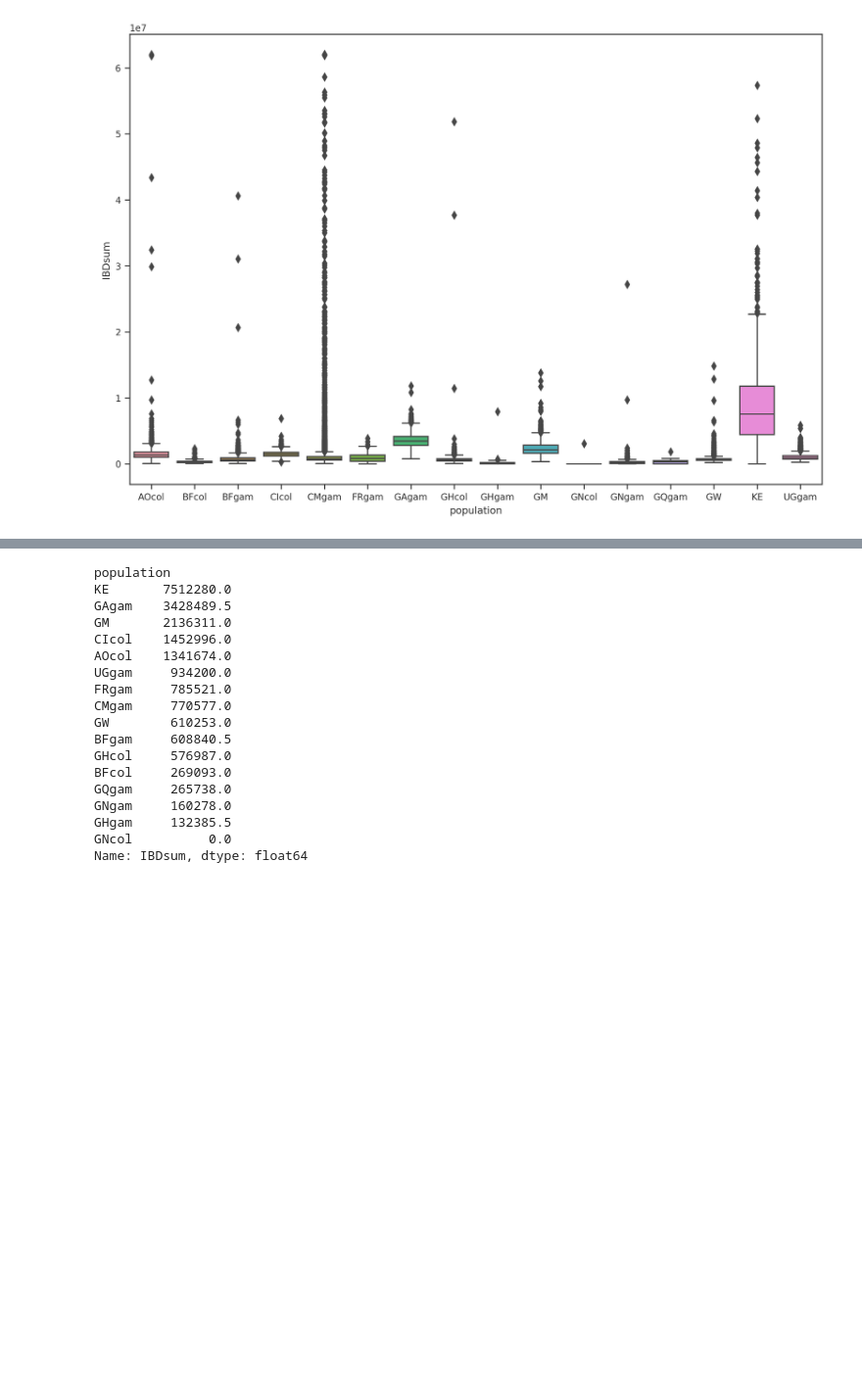
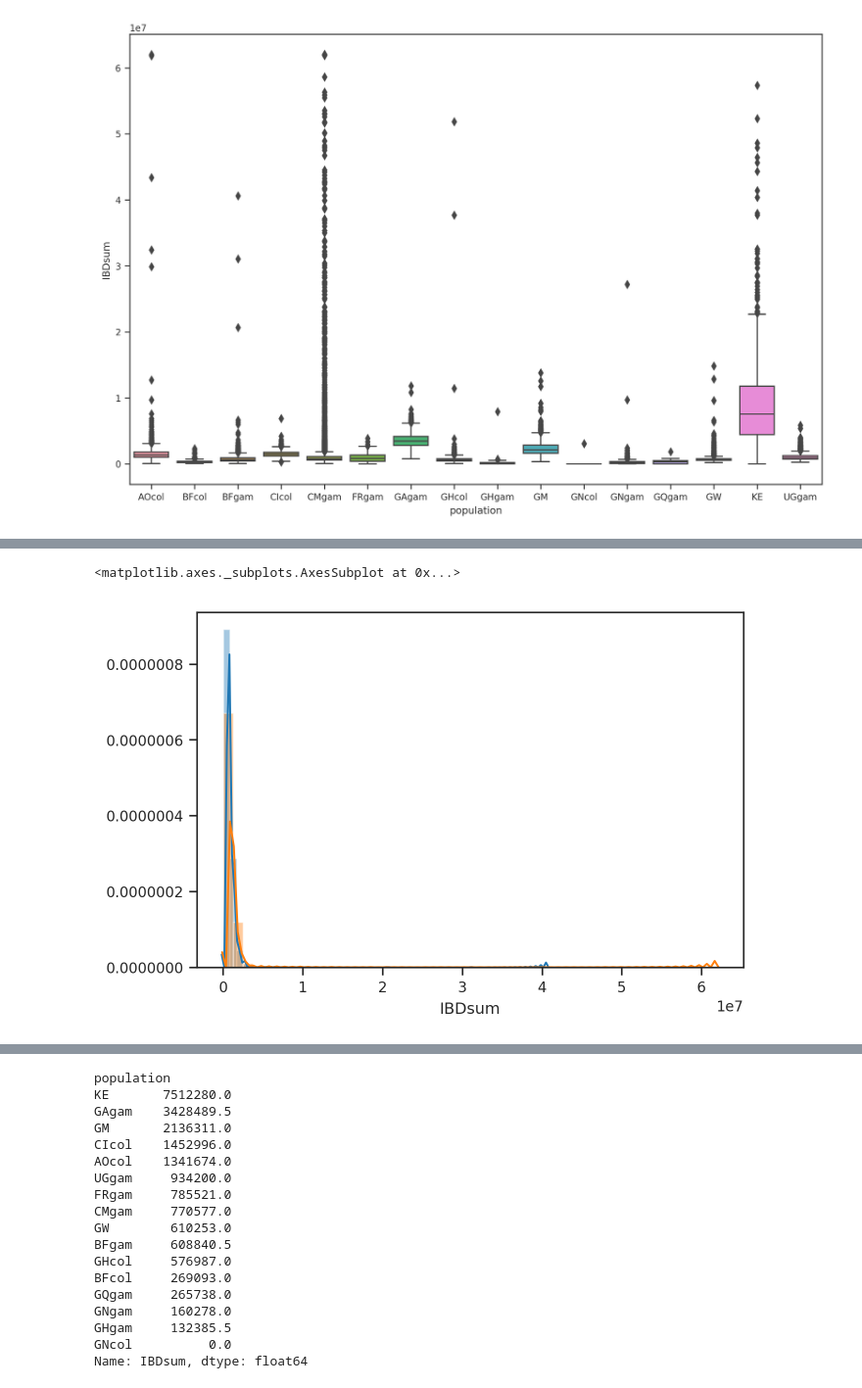
Before and after one commit to alimanfoo/ag1000g-phase2-data-paper, a Jupyter notebook: notebooks/patterns-of-ibd.ipynb, the cells around one changed output, grey strips where cells are left out. Shown at 98% size. Saved outputs shown, nothing was run; the diff lists cells and outputs as text; code cells hidden in the pictures; blank space fills up the shorter version.

```diff
--- a/notebooks/patterns-of-ibd.ipynb
+++ b/notebooks/patterns-of-ibd.ipynb
@@ -168,0 +229,6 @@ sns.boxplot(y="IBDsum", x="population", data=all_pop_sum.reset_index())
+# %%
+sns.distplot(ibd_dict["BFgam"].IBDsum)
+sns.distplot(ibd_dict["CMgam"].IBDsum)
+# %% [output]
+<matplotlib.axes._subplots.AxesSubplot at 0x...>
+[figure, added]
```
Also changed, not shown: parts of 12 cells of this notebook.
